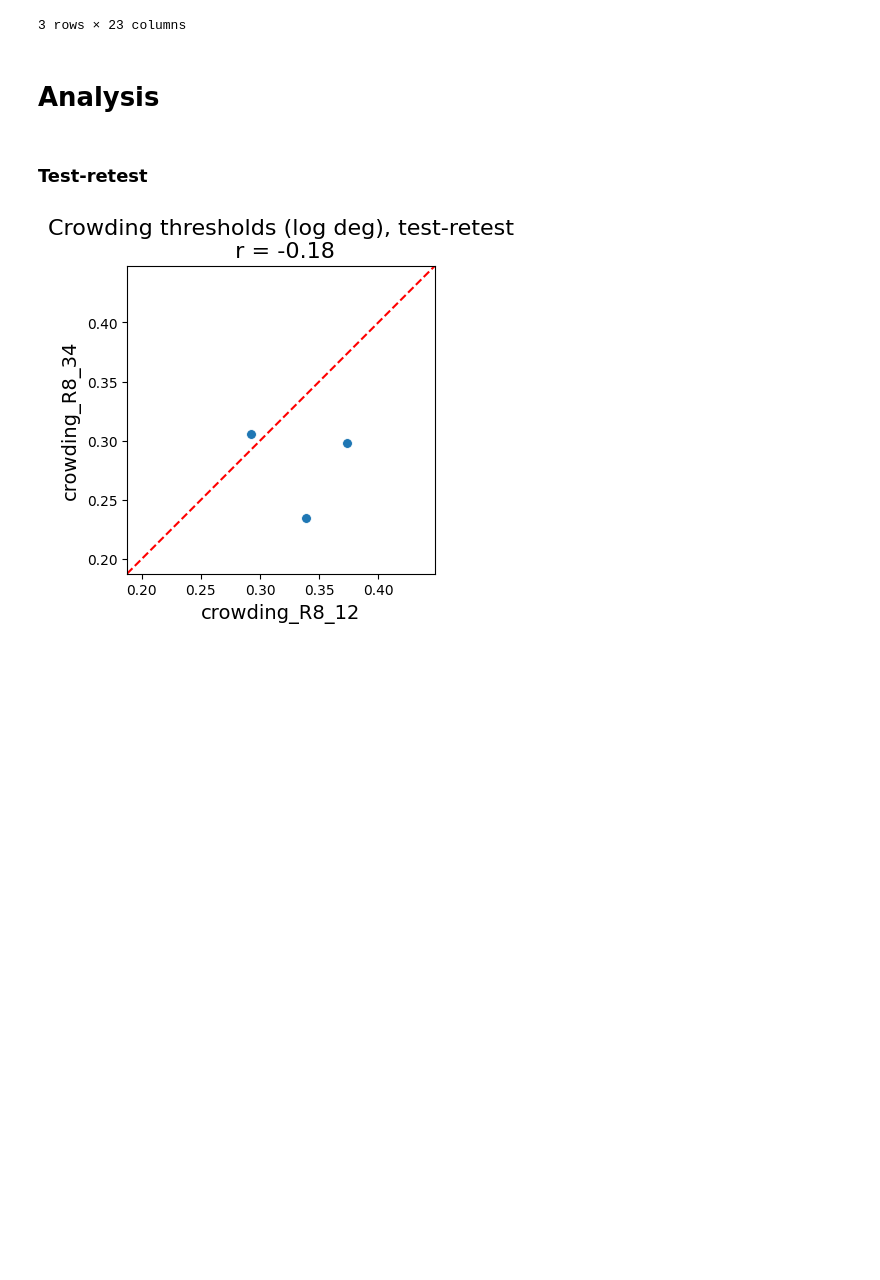
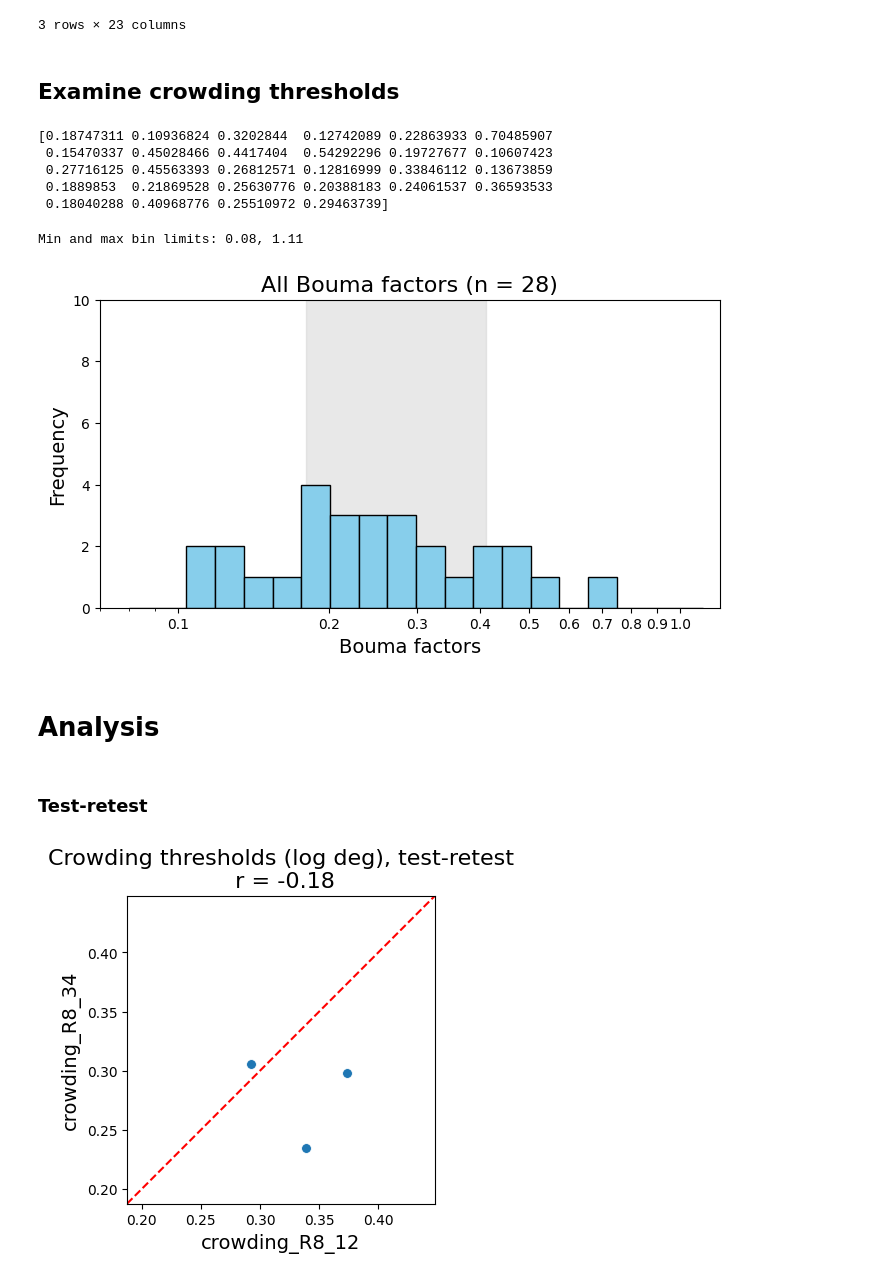
Before and after one commit to fh986/crowding-individual-difference, a Jupyter notebook: corr_analysis.ipynb, the cells around one changed output. Drawn from its saved outputs; the diff is of its cells as text; code cells hidden in the pictures; blank space fills up the shorter version.

Commit message:
added histogram for crowding thresholds

```diff
--- a/corr_analysis.ipynb
+++ b/corr_analysis.ipynb
@@ -396,6 +319,63 @@ display(df_both_sessions)
 | 1 | 67605fd17b8d0f9f103620fd | 0.548257 | 0.637828 | 0.198166 | -0.071300 | ... |
 | 2 | 60721c2da01b3a616edba9a7 | 0.345822 | 0.561706 | 0.331428 | 0.010876 | ... |
 3 rows × 23 columns
+# %% [markdown]
+## Examine crowding thresholds
+# %%
+dfs = [df_first, df_second]
+
+crowding_data = []
+
+for df in dfs:
+    crowding_columns = [col for col in df.columns if col.startswith("crowding")]
+    crowding_values = df[crowding_columns].values.flatten()
+    crowding_data.extend(crowding_values)
+
+crowding_array = np.array(crowding_data)
+
+eccentricity = 8
+bouma = 10 ** crowding_array / eccentricity
+
+print(bouma)
+# %% [output]
+[0.18747311 0.10936824 0.3202844  0.12742089 0.22863933 0.70485907
+ 0.15470337 0.45028466 0.4417404  0.54292296 0.19727677 0.10607423
+ 0.27716125 0.45563393 0.26812571 0.12816999 0.33846112 0.13673859
+ 0.1889853  0.21869528 0.25630776 0.20388183 0.24061537 0.36593533
+ 0.18040288 0.40968776 0.25510972 0.29463739]
+# %%
+# Plot all bouma factors
+
+# make the bins look the same size on a log scale
+num_bins = 20
+# min_val = round(np.nanmin(bouma),2)
+# max_val = round(np.nanmax(bouma),2)
+# print(f'Min and max bin limits: {min_val}, {max_val}')
+# bins = np.logspace(np.log10(min_val), np.log10(max_val), num_bins + 1)
+min_val = 0.08
+max_val = 1.11
+bins = np.logspace(np.log10(min_val), np.log10(max_val), num_bins + 1)
+lowerBound = 0.18
+upperBound = 0.41
+
+plt.figure(figsize=(8, 4))  # Square figure
+plt.axvspan(lowerBound, upperBound, color='lightgray', alpha=0.5) # mean +- one std
+plt.hist(bouma, bins=bins, color='skyblue', edgecolor='black')
+plt.title(f"All Bouma factors (n = {len(bouma)})", fontsize = 16)
+plt.xlabel("Bouma factors", fontsize = 14)
+plt.ylabel("Frequency", fontsize = 14)
+plt.xscale('log')
+plt.xlim(0.07,1.2)
+plt.ylim(0,10)
+# add ticks and format them as normal floats
+tick_positions = np.linspace(0.1, 1, num=10)
+plt.xticks(tick_positions, labels=[f"{x:.1f}" for x in tick_positions])
+
+
+plt.show()
+# %% [output]
+Min and max bin limits: 0.08, 1.11
+[figure, added]
 # %% [markdown]
 # Analysis
 # %% [markdown]
```
Also changed, not shown: parts of 1 cell of this notebook.
